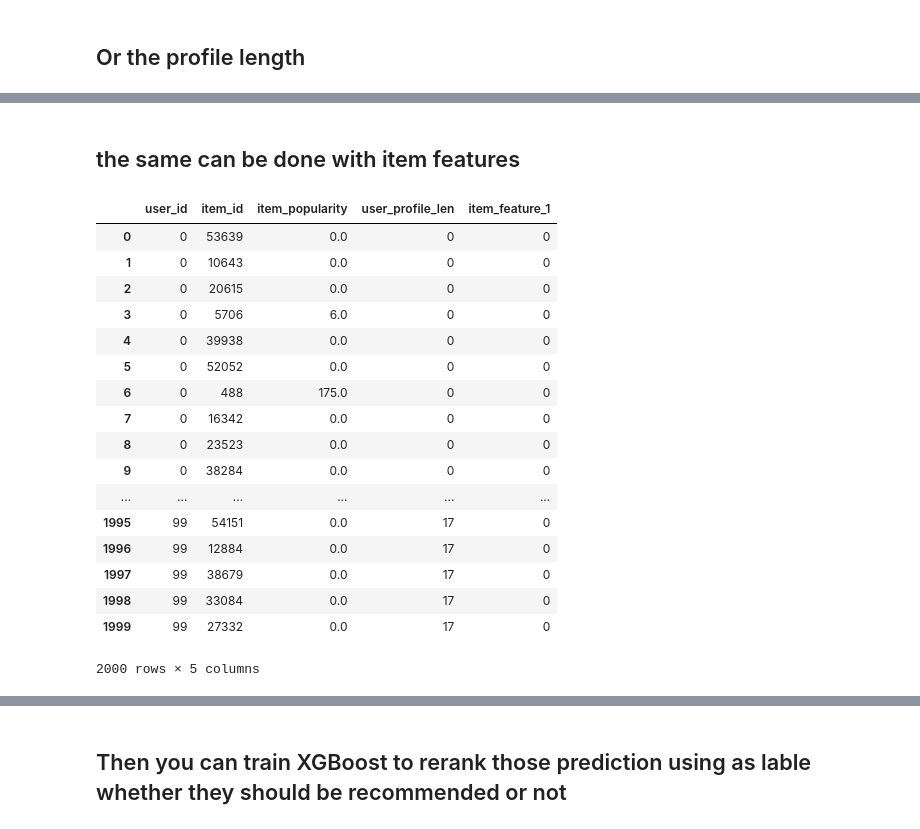
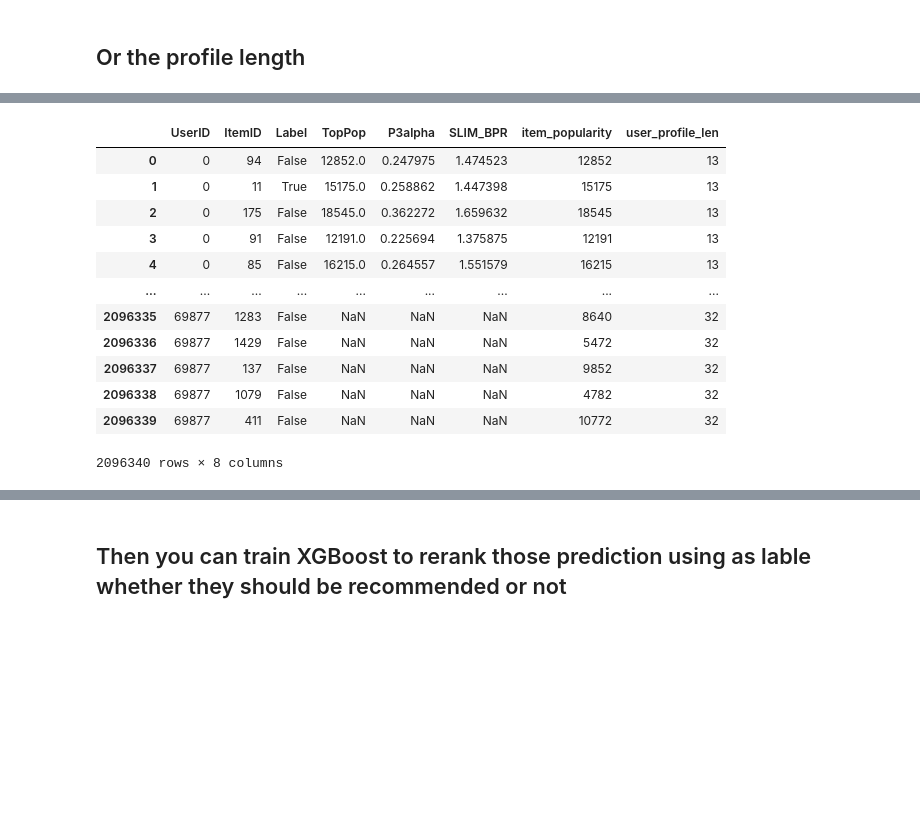
Before and after one commit to MaurizioFD/RecSys_Course_AT_PoliMi, a Jupyter notebook: Practice extra 8 - XGBoost basics.ipynb, the cells around one changed output, grey strips where cells are left out. Cells and saved outputs as stored; diff of their text form; code cells hidden in the pictures; blank space fills up the shorter version.

```diff
--- a/Practice extra 8 - XGBoost basics.ipynb
+++ b/Practice extra 8 - XGBoost basics.ipynb
@@ -392,0 +338,4 @@ train_dataframe
+# %%
+training_dataframe["Label"] = training_dataframe["Exist"] == "both"
+training_dataframe.drop(columns = ['Exist'], inplace=True)
+training_dataframe
@@ -429,0 +360,16 @@ train_dataframe
+# %%
+topPop = TopPop(URM_train)
+topPop.fit()
+
+p3alpha = P3alphaRecommender(URM_train)
+p3alpha.fit()
+
+slimbpr = SLIM_BPR_Cython(URM_train)
+slimbpr.fit()
+
+
+other_algorithms = {
+    "TopPop": topPop,
+    "P3alpha": p3alpha,
+    "SLIM_BPR": slimbpr,
+}
@@ -464,2 +445,0 @@ train_dataframe
-# %% [markdown]
-## the same can be done with item features
@@ -479,22 +446,19 @@ for user_id, item_id in zip(user_recommendations_user_id, user_recommendations_i
-# %%
-train_dataframe['item_feature_1'] = pd.Series(feature_1_list, index=train_dataframe.index)
-train_dataframe
-# %% [output]
-|  | user_id | item_id | item_popularity | user_profile_len | item_feature_1 |
-| 0 | 0 | 53639 | 0.0 | 0 | 0 |
-| 1 | 0 | 10643 | 0.0 | 0 | 0 |
-| 2 | 0 | 20615 | 0.0 | 0 | 0 |
-| 3 | 0 | 5706 | 6.0 | 0 | 0 |
-| 4 | 0 | 39938 | 0.0 | 0 | 0 |
-| 5 | 0 | 52052 | 0.0 | 0 | 0 |
-| 6 | 0 | 488 | 175.0 | 0 | 0 |
-| 7 | 0 | 16342 | 0.0 | 0 | 0 |
-| 8 | 0 | 23523 | 0.0 | 0 | 0 |
-| 9 | 0 | 38284 | 0.0 | 0 | 0 |
-| ... | ... | ... | ... | ... | ... |
-| 1995 | 99 | 54151 | 0.0 | 17 | 0 |
-| 1996 | 99 | 12884 | 0.0 | 17 | 0 |
-| 1997 | 99 | 38679 | 0.0 | 17 | 0 |
-| 1998 | 99 | 33084 | 0.0 | 17 | 0 |
-| 1999 | 99 | 27332 | 0.0 | 17 | 0 |
-2000 rows × 5 columns
+# %%
+user_popularity = np.ediff1d(sps.csr_matrix(URM_train).indptr)
+
+training_dataframe['user_profile_len'] = user_popularity[training_dataframe["UserID"].values.astype(int)]
+training_dataframe
+# %% [output]
+|  | UserID | ItemID | Label | TopPop | P3alpha | SLIM_BPR | item_popularity | user_profile_len |
+| 0 | 0 | 94 | False | 12852.0 | 0.247975 | 1.474523 | 12852 | 13 |
+| 1 | 0 | 11 | True | 15175.0 | 0.258862 | 1.447398 | 15175 | 13 |
+| 2 | 0 | 175 | False | 18545.0 | 0.362272 | 1.659632 | 18545 | 13 |
+| 3 | 0 | 91 | False | 12191.0 | 0.225694 | 1.375875 | 12191 | 13 |
+| 4 | 0 | 85 | False | 16215.0 | 0.264557 | 1.551579 | 16215 | 13 |
+| ... | ... | ... | ... | ... | ... | ... | ... | ... |
+| 2096335 | 69877 | 1283 | False | NaN | NaN | NaN | 8640 | 32 |
+| 2096336 | 69877 | 1429 | False | NaN | NaN | NaN | 5472 | 32 |
+| 2096337 | 69877 | 137 | False | NaN | NaN | NaN | 9852 | 32 |
+| 2096338 | 69877 | 1079 | False | NaN | NaN | NaN | 4782 | 32 |
+| 2096339 | 69877 | 411 | False | NaN | NaN | NaN | 10772 | 32 |
+2096340 rows × 8 columns
```
Also changed, not shown: parts of 57 cells of this notebook, 4 other files.
